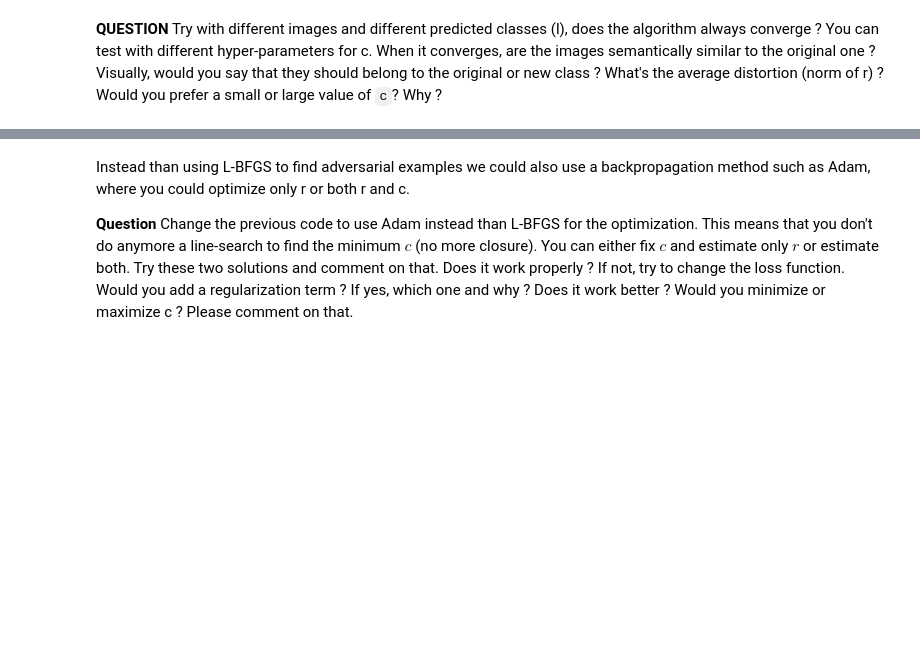
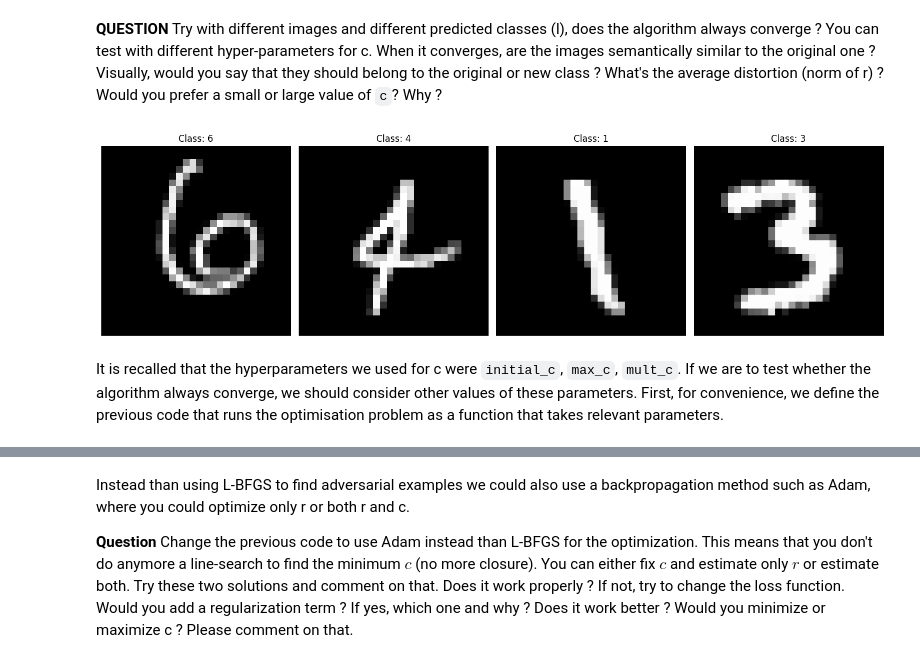
Before and after one commit to NailKhelifa/MVA_Representation_Learning, a Jupyter notebook: IntriguingProperties.ipynb, the cells around one changed output, grey strips where cells are left out. Saved outputs shown, nothing was run; the diff lists cells and outputs as text; code cells hidden in the pictures; blank space fills up the shorter version.

```diff
--- a/IntriguingProperties.ipynb
+++ b/IntriguingProperties.ipynb
@@ -323,2 +645,29 @@ else:
 # %% [markdown]
 **QUESTION** Try with different images and different predicted classes (l), does the algorithm always converge ? You can test with different hyper-parameters for c. When it converges, are the images semantically similar to the original one ? Visually, would you say that they should belong to the original or new class ? What's the average distortion (norm of r) ? Would you prefer a small or large value of `c`? Why ?
+# %%
+# We consider a list of index associated to various labels
+index_list = [100, 300, 700, 500]
+
+# Nombre d'images
+num_images = len(index_list)
+
+img_list = []
+
+# Création du subplot
+fig, axes = plt.subplots(1, num_images, figsize=(15, 5))  # 1 ligne, `num_images` colonnes
+
+# Boucle pour remplir chaque sous-graphe
+for i, index in enumerate(index_list):
+    testI2, testY2 = mnist_test.__getitem__(index)
+    img_list.append((testI2, testY2))
+    axes[i].imshow(testI2.squeeze(), interpolation='nearest', cmap=plt.cm.gray)
+    axes[i].set_title(f"Class: {testY2}")
+    axes[i].axis('off')  # Désactive les axes pour un affichage plus propre
+
+# Ajuste l'espacement entre les sous-graphiques
+plt.tight_layout()
+plt.show()
+# %% [output]
+[figure, added]
+# %% [markdown]
+It is recalled that the hyperparameters we used for c were `initial_c`, `max_c`, `mult_c`. If we are to test whether the algorithm always converge, we should consider other values of these parameters. First, for convenience, we define the previous code that runs the optimisation problem as a function that takes relevant parameters.
```
Also changed, not shown: parts of 57 cells of this notebook, 1 other file.
